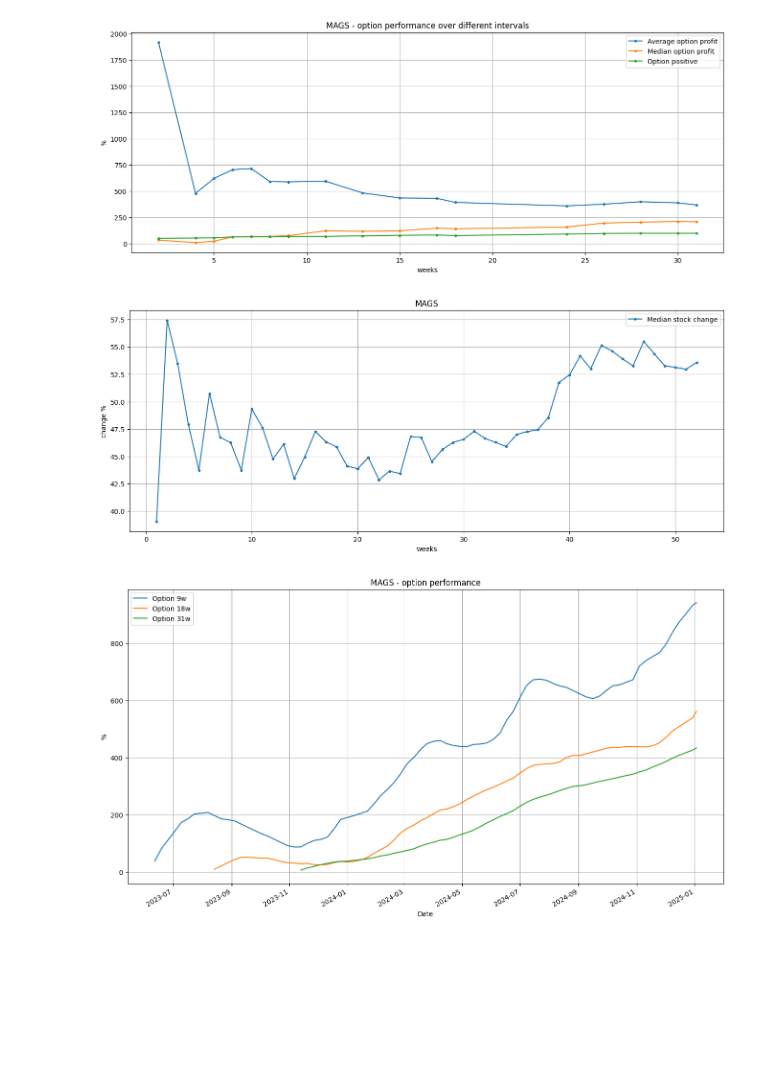
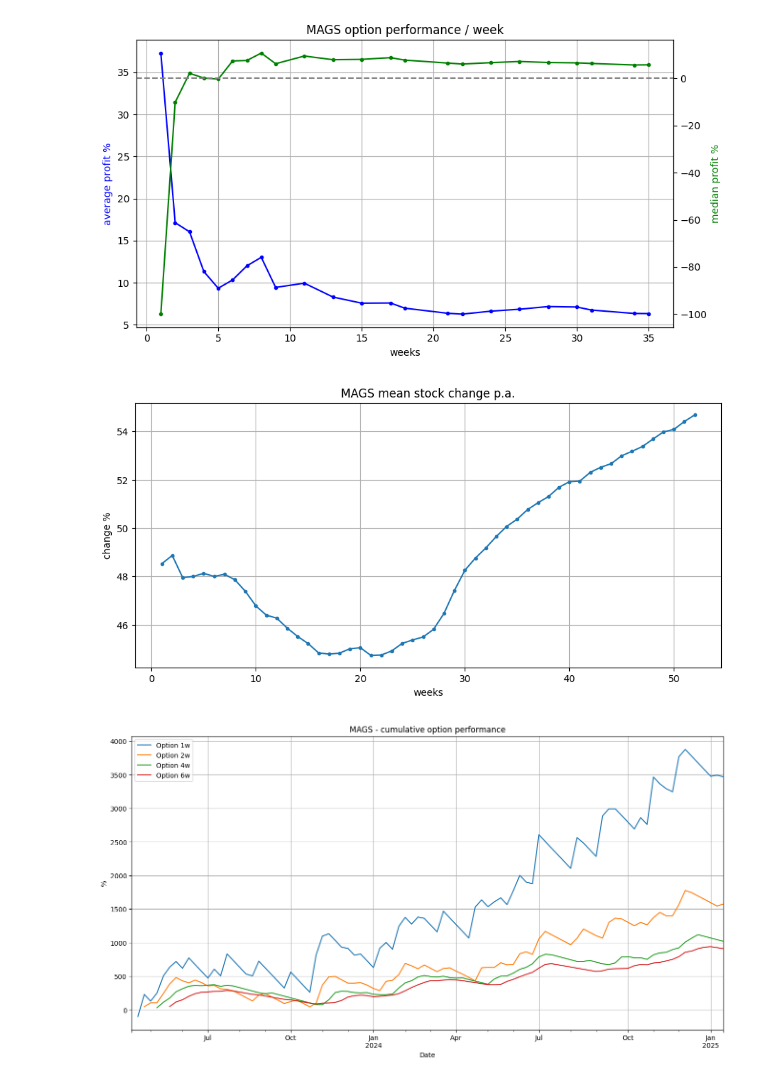
Before and after one commit to dotchev/stox, a Jupyter notebook: weekly-MAGS.ipynb, the cells around one changed output. Drawn from its saved outputs; the diff is of its cells as text; code cells hidden in the pictures; blank space fills up the shorter version.

```diff
--- a/weekly-MAGS.ipynb
+++ b/weekly-MAGS.ipynb
@@ -7,10 +7,10 @@ from datetime import date
 import file
 # %%
 # Define the ticker symbol
-tickerSymbol = 'MAGS'
+symbol = 'MAGS'
 
 # Get data on this ticker
-tickerData = yf.Ticker(tickerSymbol)
+tickerData = yf.Ticker(symbol)
 
 # Get the historical prices for this ticker
-history = tickerData.history(interval='1wk', start='2021-1-1', end=date.today())
+history = tickerData.history(interval='1wk', start='2023-1-1', end=date.today())
@@ -77,58 +93,57 @@ stock_change = [None]
 option_performance = []
 for weeks in range(1, max_weeks+1):
     stock_changes = history['Close'].pct_change(periods=weeks) * 100
-    stock_change.append(stock_changes.median()*52/weeks)
+    stock_change.append(stock_changes.mean()*52/weeks)
     window_max = history['High'].rolling(window=pd.api.indexers.FixedForwardWindowIndexer(window_size=weeks)).max()
 
     if weeks in option_leverage:
         lvr = option_leverage[weeks]
         option_profits = ((stock_changes[weeks:] - gap) * lvr - 100).clip(lower=-100)
-        mean_profit = option_profits.mean() * 52 / weeks # annualized
-        median_profit = option_profits.median()
+        mean_profit = option_profits.mean() / weeks
+        median_profit = option_profits.median() / weeks
         positive_percent = (option_profits > 0).mean() * 100
         wmax = (((window_max / history['Open'] - 1) * 100 - gap) * lvr - 100).clip(lower=-100).median() - 100
         option_performance.append([weeks, mean_profit, positive_percent, wmax, median_profit])
-        history[f'Option {weeks}w'] = option_profits # * 52 / weeks # annualized
+        history[f'Option {weeks}w'] = option_profits
 # %%
-plt.figure(figsize=(16,6))
 option_weeks = [p[0] for p in option_performance]
 option_mean_profit = [p[1] for p in option_performance]
 option_median_profit = [p[4] for p in option_performance]
-option_positive = [p[2] for p in option_performance]
-option_score = [x * y / 100 for x, y in zip(option_mean_profit, option_positive)]
-plt.plot(option_weeks, option_mean_profit, label='Average option profit', marker='.')
-plt.plot(option_weeks, option_median_profit, label='Median option profit', marker='.')
-plt.plot(option_weeks, option_positive, label='Option positive', marker='.')
-# plt.plot(option_weeks, option_score, label='Option score', marker='.')
-plt.legend()
-plt.title(f'{tickerSymbol} - option performance over different intervals')
-plt.xlabel('weeks')
-plt.ylabel('%')
-plt.grid()
+
+fig, ax1 = plt.subplots(figsize=(9, 5))
+ax2 = ax1.twinx()
+ax1.plot(option_weeks, option_mean_profit, label='Average option profit', marker='.', color='b')
+ax2.plot(option_weeks, option_median_profit, label='Median option profit', marker='.', color='g')
+ax1.set_title(symbol + ' option performance / week')
+ax1.set_xlabel('weeks')
+ax1.set_ylabel('average profit %', color='b')
+ax2.set_ylabel('median profit %', color='g')
+ax2.axhline(y=0, color='grey', linestyle='--')
+ax1.grid()
+plt.tight_layout()
 plt.show()
 # %% [output]
-[figure, old version]
+[figure, new version]
 # %%
-plt.figure(figsize=(16,6))
+plt.figure(figsize=(11,5))
 plt.plot(stock_change, label='Median stock change', marker='.')
-plt.legend(loc='best')
-plt.title(tickerSymbol)
+plt.title(symbol + ' mean stock change p.a.')
 plt.xlabel('weeks')
 plt.ylabel('change %')
 plt.grid()
 plt.show()
 # %% [output]
-[figure, old version]
+[figure, new version]
 # %%
-plt.figure(figsize=(16,9))
+plt.figure(figsize=(16,8))
 
-for w in [9,18,31]:
+for w in [1,2,4,6]:
     (history[f'Option {w}w'].cumsum()/w).plot()
 
 plt.legend()
-plt.title(f'{tickerSymbol} - option performance')
+plt.title(f'{symbol} - cumulative option performance')
 plt.ylabel('%')
 plt.grid()
 plt.show()
 # %% [output]
-[figure, old version]
+[figure, new version]
```
Also changed, not shown: parts of 3 cells of this notebook, 17 other files.
